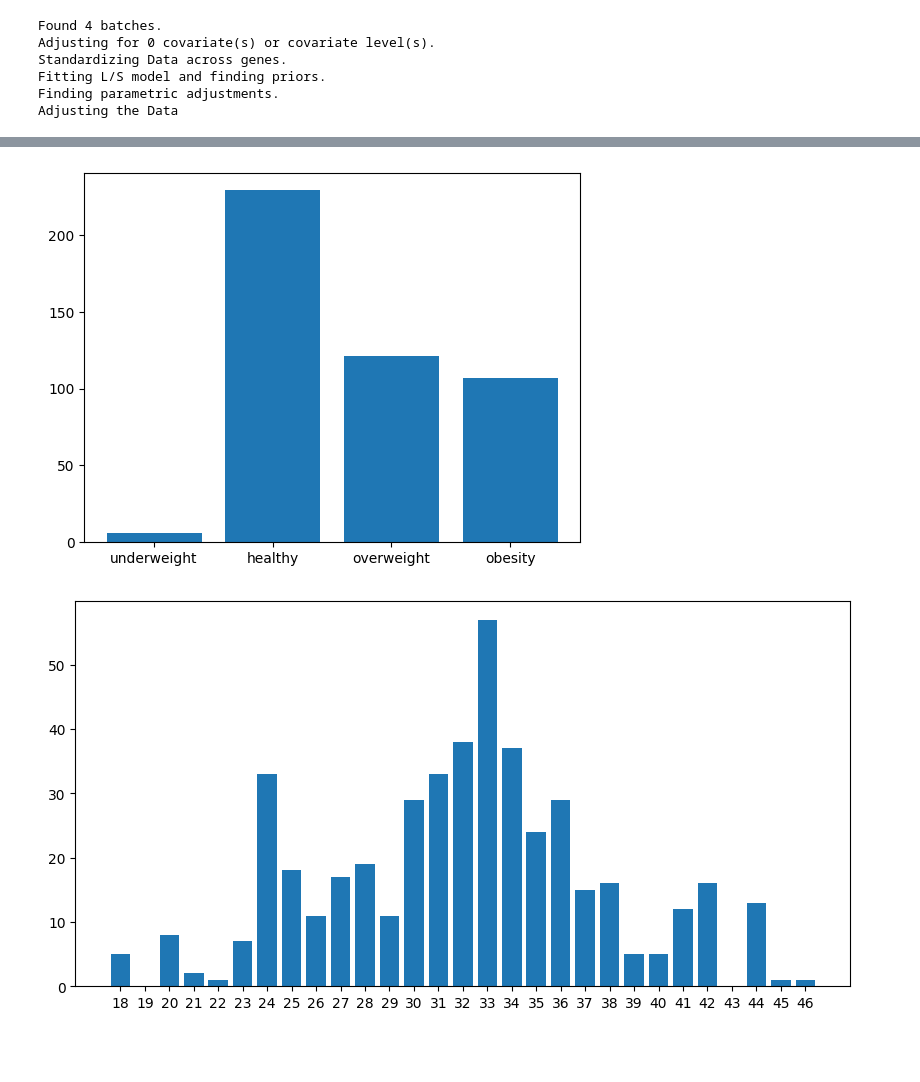
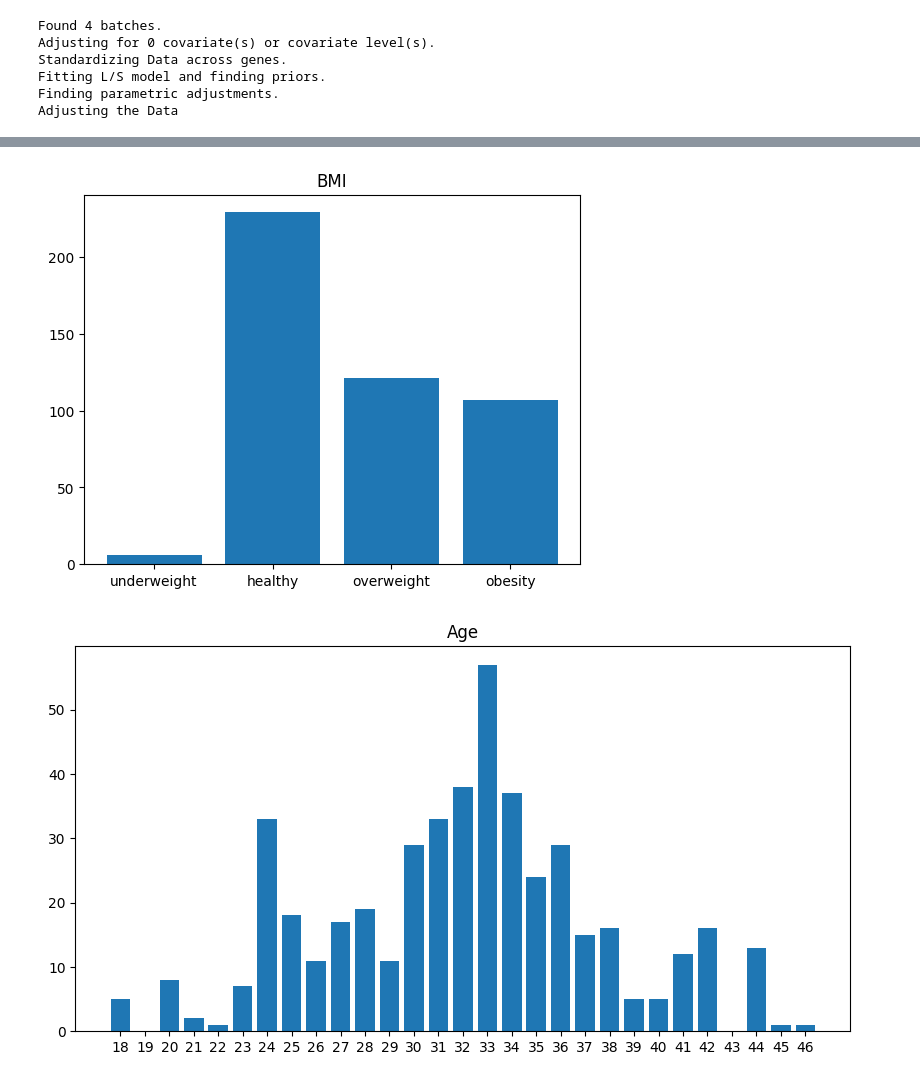
Before and after one commit to lucijamilicic/metabolomics_research, a Jupyter notebook: Statistics.ipynb, the cells around one changed output, grey strips where cells are left out. Saved outputs shown, nothing was run; the diff lists cells and outputs as text; code cells hidden in the pictures; blank space fills up the shorter version.

```diff
--- a/Statistics.ipynb
+++ b/Statistics.ipynb
@@ -291,23 +292,25 @@ clin_df['smoking'] = [1 if x == 'Smoker' or x == '1' else 0 for x in clin_df.smo
 # %%
 bmi = [clin_df[clin_df['BMI'] < 18.5].shape[0],
  clin_df[clin_df['BMI'] < 25.0].shape[0] - clin_df[clin_df['BMI'] < 18.5].shape[0],
  clin_df[clin_df['BMI'] >= 25].shape[0] - clin_df[clin_df['BMI'] >= 30].shape[0],
  clin_df[clin_df['BMI'] >= 30].shape[0]]
 
 plt.bar(range(4), bmi)
 plt.xticks(range(4), ['underweight', 'healthy', 'overweight', 'obesity'])
+plt.title('BMI')
 plt.show()
 # %% [output]
-[figure, old version]
+[figure, new version]
 # %%
 age = np.rint(clin_df.age).sort_values()
 
 plt.figure(figsize=(10, 5))
 plt.bar(range(18, 47), np.bincount(age)[18:])
 plt.xticks(range(18, 47))
+plt.title('Age')
 plt.show()
 # %% [output]
-[figure, old version]
+[figure, new version]
 # %%
 race = clin_df.race.value_counts()
 
```
Also changed, not shown: parts of 67 cells of this notebook.
